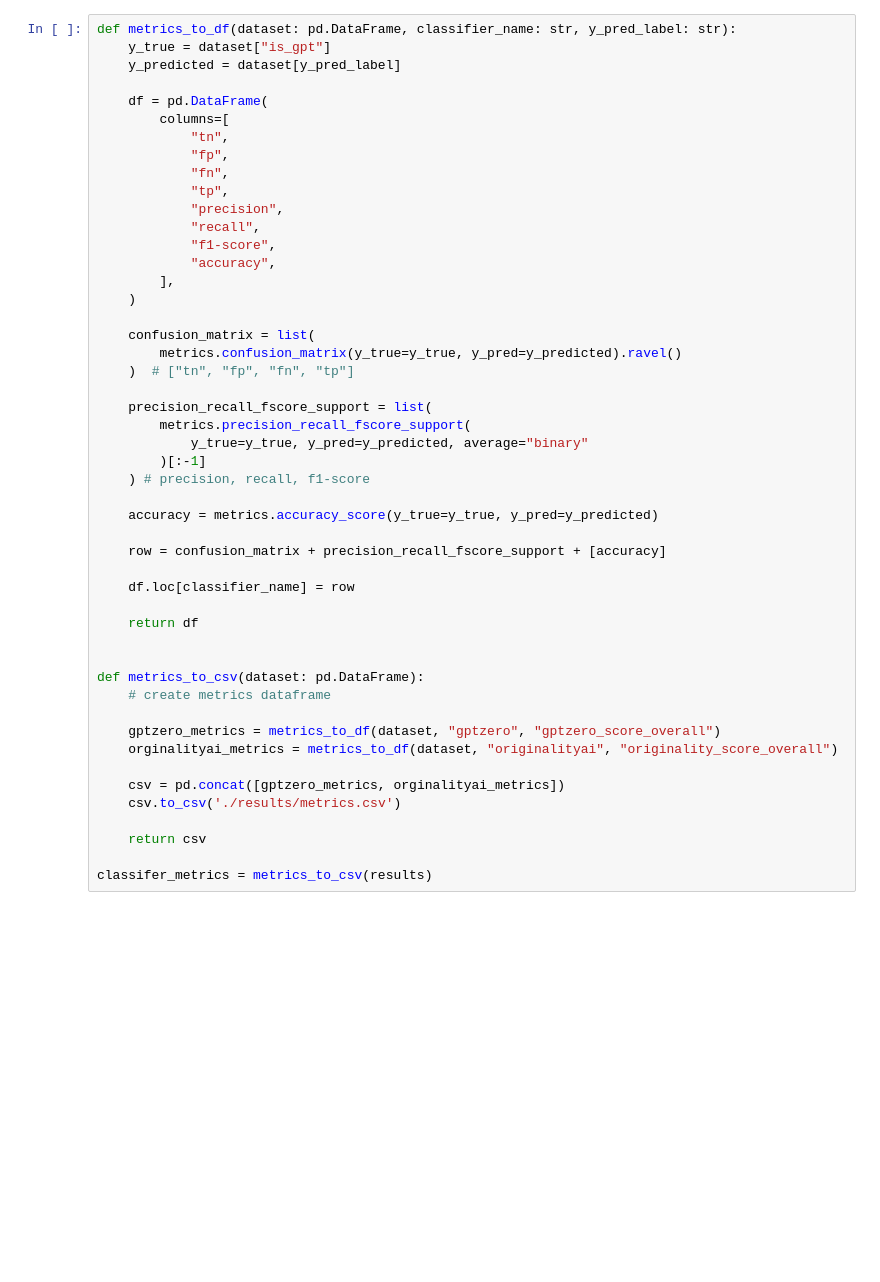
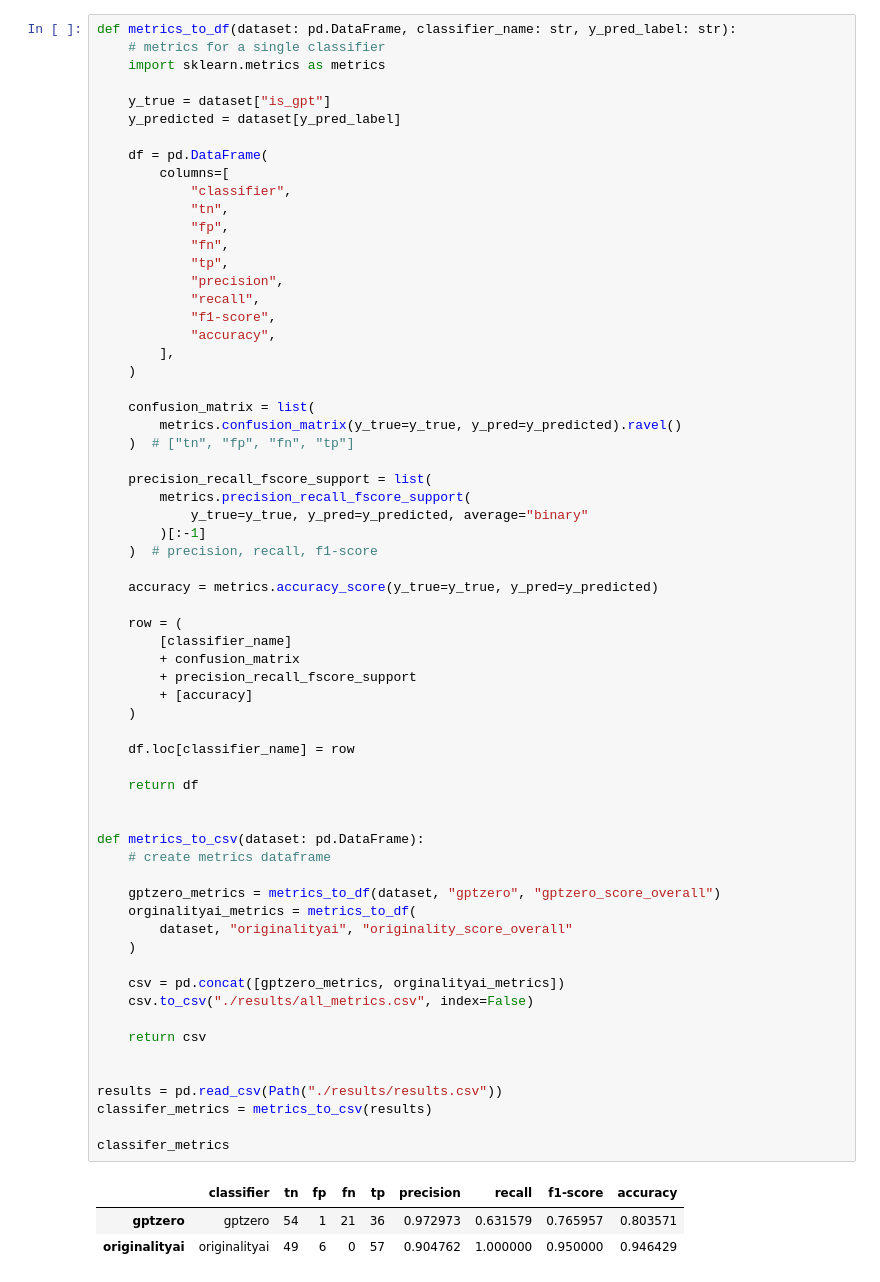
Before and after one commit to hewlett-packard-lovecraft/stat-final-project, a Jupyter notebook: 3-evaluate.ipynb, the cells around one changed output. Cells and saved outputs as stored; diff of their text form; blank space fills up the shorter version.

Commit message:
results

```diff
--- a/3-evaluate.ipynb
+++ b/3-evaluate.ipynb
@@ -7,10 +4,14 @@ results = pd.read_csv(Path("./results/results.csv"))
 # %%
 def metrics_to_df(dataset: pd.DataFrame, classifier_name: str, y_pred_label: str):
+    # metrics for a single classifier
+    import sklearn.metrics as metrics
+
     y_true = dataset["is_gpt"]
     y_predicted = dataset[y_pred_label]
 
     df = pd.DataFrame(
         columns=[
+            "classifier",
             "tn",
             "fp",
             "fn",
@@ -22,34 +23,49 @@ def metrics_to_df(dataset: pd.DataFrame, classifier_name: str, y_pred_label: str
         ],
     )
 
     confusion_matrix = list(
         metrics.confusion_matrix(y_true=y_true, y_pred=y_predicted).ravel()
     )  # ["tn", "fp", "fn", "tp"]
 
     precision_recall_fscore_support = list(
         metrics.precision_recall_fscore_support(
             y_true=y_true, y_pred=y_predicted, average="binary"
         )[:-1]
-    ) # precision, recall, f1-score
+    )  # precision, recall, f1-score
 
     accuracy = metrics.accuracy_score(y_true=y_true, y_pred=y_predicted)
 
-    row = confusion_matrix + precision_recall_fscore_support + [accuracy]
+    row = (
+        [classifier_name]
+        + confusion_matrix
+        + precision_recall_fscore_support
+        + [accuracy]
+    )
 
     df.loc[classifier_name] = row
 
     return df
 
 
 def metrics_to_csv(dataset: pd.DataFrame):
     # create metrics dataframe
 
     gptzero_metrics = metrics_to_df(dataset, "gptzero", "gptzero_score_overall")
-    orginalityai_metrics = metrics_to_df(dataset, "originalityai", "originality_score_overall")
+    orginalityai_metrics = metrics_to_df(
+        dataset, "originalityai", "originality_score_overall"
+    )
 
     csv = pd.concat([gptzero_metrics, orginalityai_metrics])
-    csv.to_csv('./results/metrics.csv')
+    csv.to_csv("./results/all_metrics.csv", index=False)
 
     return csv
 
+
+results = pd.read_csv(Path("./results/results.csv"))
 classifer_metrics = metrics_to_csv(results)
+
+classifer_metrics
+# %% [output]
+|  | classifier | tn | fp | fn | tp | precision | recall | f1-score | accuracy |
+| gptzero | gptzero | 54 | 1 | 21 | 36 | 0.972973 | 0.631579 | 0.765957 | 0.803571 |
+| originalityai | originalityai | 49 | 6 | 0 | 57 | 0.904762 | 1.000000 | 0.950000 | 0.946429 |
```
Also changed, not shown: parts of 4 cells of this notebook, 6 other files.
